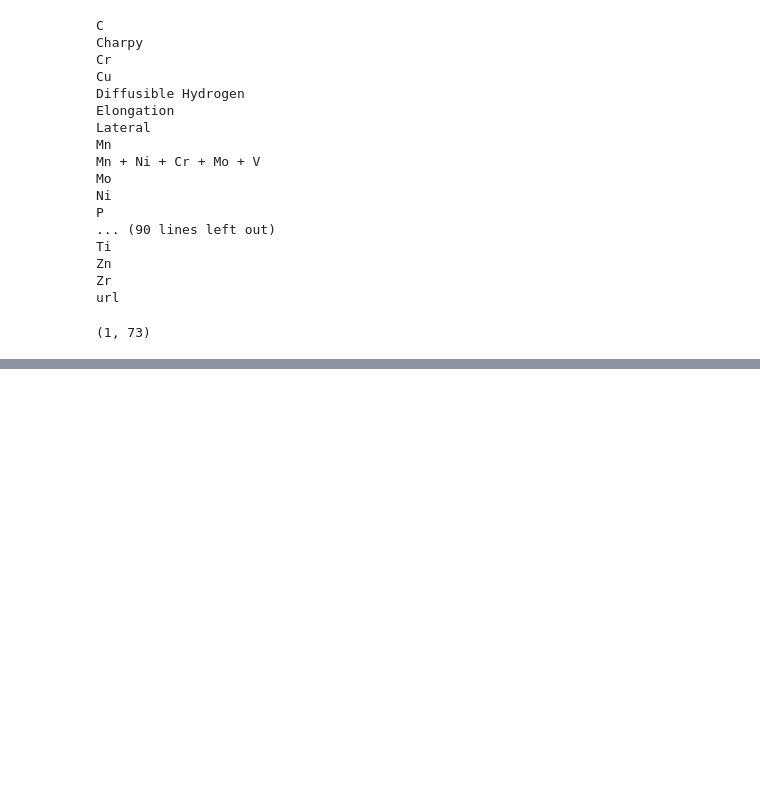
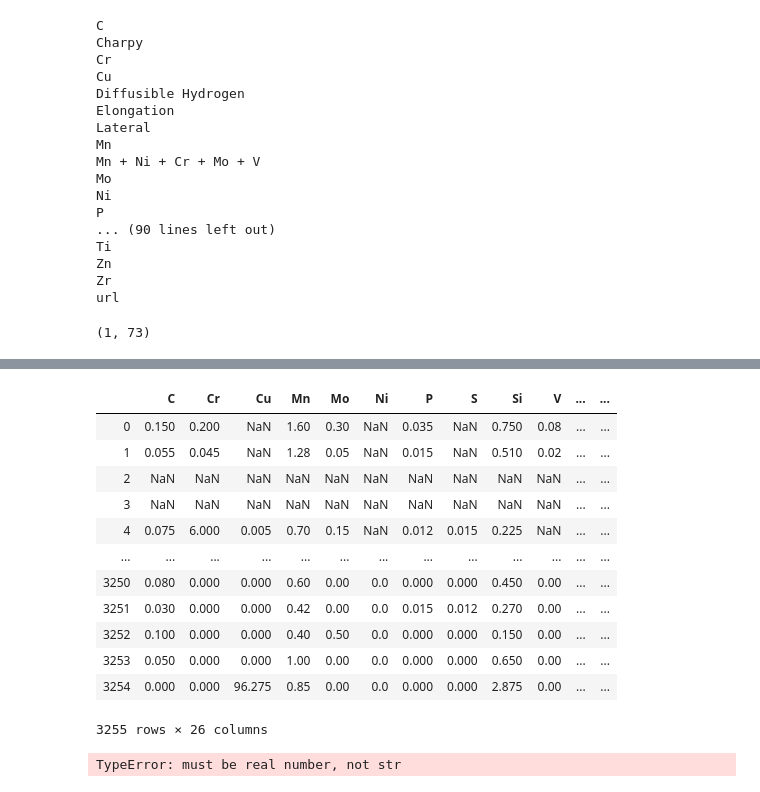
Before and after one commit to PrasannS/WeldingAnalysis, a Jupyter notebook: analysis.ipynb, the cells around one changed output, grey strips where cells are left out. Drawn from its saved outputs; the diff is of its cells as text; code cells hidden in the pictures; blank space fills up the shorter version.

```diff
--- a/analysis.ipynb
+++ b/analysis.ipynb
@@ -98,0 +115,24 @@ numvals.shape
+# %%
+def get_elements(df):
+    new_cols = []
+    for c in df.columns:
+        if len(c)<3:
+            new_cols.append(c)
+
+    return df[new_cols]
+# %%
+get_elements(df)
+# %% [output]
+|  | C | Cr | Cu | Mn | Mo | Ni | P | S | Si | V | ... | ... |
+| 0 | 0.150 | 0.200 | NaN | 1.60 | 0.30 | NaN | 0.035 | NaN | 0.750 | 0.08 | ... | ... |
+| 1 | 0.055 | 0.045 | NaN | 1.28 | 0.05 | NaN | 0.015 | NaN | 0.510 | 0.02 | ... | ... |
+| 2 | NaN | NaN | NaN | NaN | NaN | NaN | NaN | NaN | NaN | NaN | ... | ... |
+| 3 | NaN | NaN | NaN | NaN | NaN | NaN | NaN | NaN | NaN | NaN | ... | ... |
+| 4 | 0.075 | 6.000 | 0.005 | 0.70 | 0.15 | NaN | 0.012 | 0.015 | 0.225 | NaN | ... | ... |
+| ... | ... | ... | ... | ... | ... | ... | ... | ... | ... | ... | ... | ... |
+| 3250 | 0.080 | 0.000 | 0.000 | 0.60 | 0.00 | 0.0 | 0.000 | 0.000 | 0.450 | 0.00 | ... | ... |
+| 3251 | 0.030 | 0.000 | 0.000 | 0.42 | 0.00 | 0.0 | 0.015 | 0.012 | 0.270 | 0.00 | ... | ... |
+| 3252 | 0.100 | 0.000 | 0.000 | 0.40 | 0.50 | 0.0 | 0.000 | 0.000 | 0.150 | 0.00 | ... | ... |
+| 3253 | 0.050 | 0.000 | 0.000 | 1.00 | 0.00 | 0.0 | 0.000 | 0.000 | 0.650 | 0.00 | ... | ... |
+| 3254 | 0.000 | 0.000 | 96.275 | 0.85 | 0.00 | 0.0 | 0.000 | 0.000 | 2.875 | 0.00 | ... | ... |
+3255 rows × 26 columns
@@ -98,0 +141,5 @@ numvals.shape
+# %%
+elements = get_elements(df)
+get_elems_list(elements, elements.columns)
+# %% [output]
+TypeError: must be real number, not str
```
Also changed, not shown: parts of 8 cells of this notebook.
